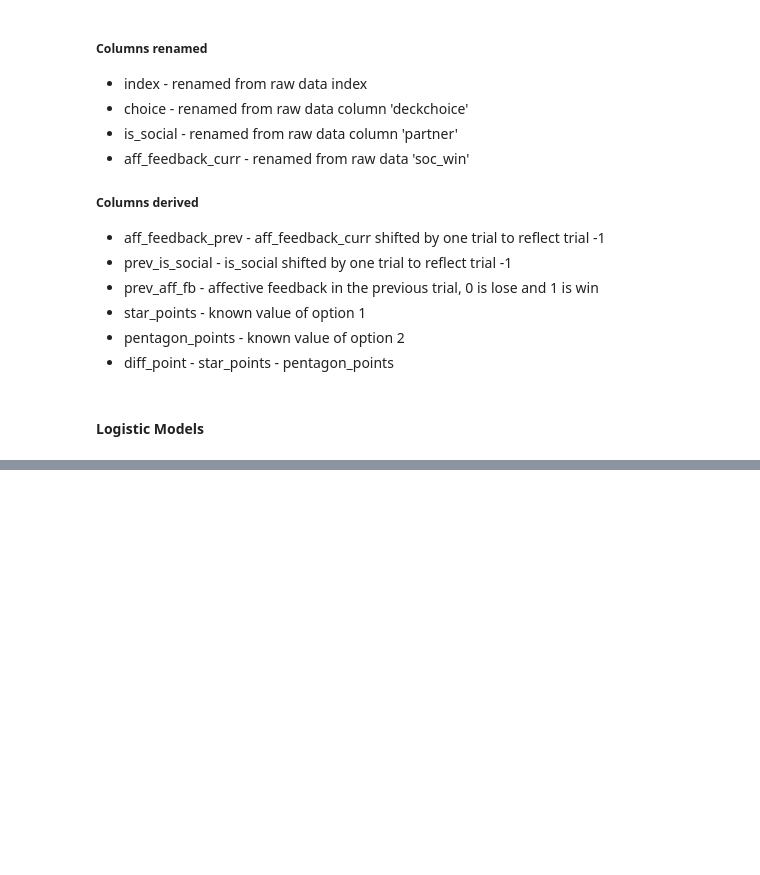
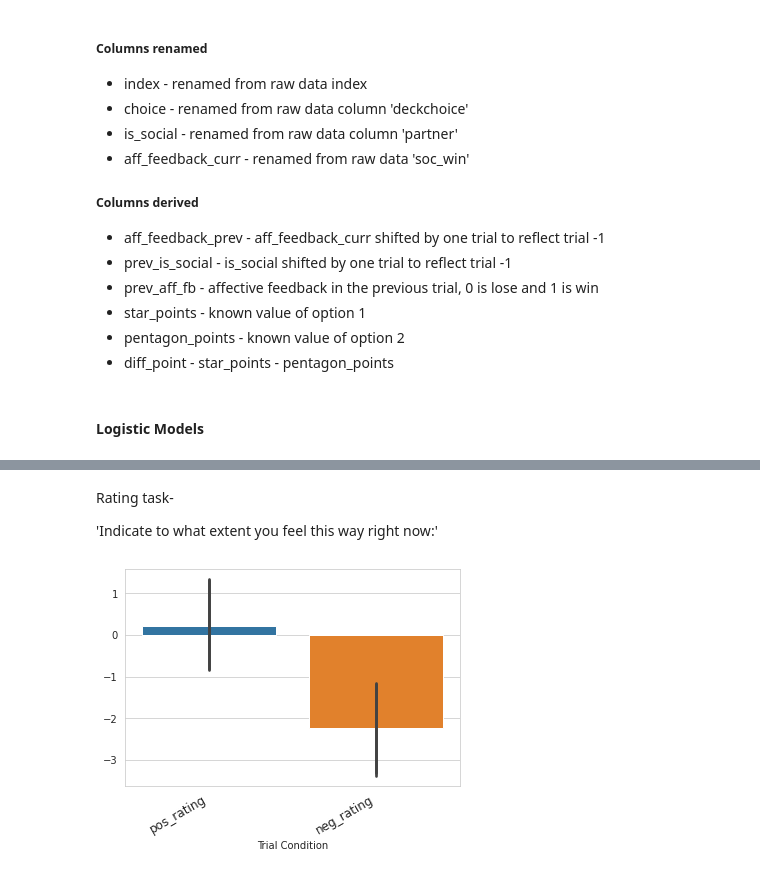
Before and after one commit to CalebRHaynes/reward-signals, a Jupyter notebook: rutgers_socreward.ipynb, the cells around one changed output, grey strips where cells are left out. Drawn from its saved outputs; the diff is of its cells as text; code cells hidden in the pictures; blank space fills up the shorter version.

```diff
--- a/rutgers_socreward.ipynb
+++ b/rutgers_socreward.ipynb
@@ -131,8 +135,0 @@ ax = sns.barplot(data=df)#
-# %%
-
-
-for i in subject_list:
-    df = Subject(i).df
-    df = df.loc[:, ['rating', 'is_social','is_catch', 'aff_feedback_curr', 'Npoints']]
-
-    print(df)
@@ -156,0 +168,30 @@ for i in subject_list:
+# %% [markdown]
+Rating task-
+
+'Indicate to what extent you feel this way right now:'
+# %%
+all_df = pd.DataFrame()
+
+all_df = pd.DataFrame()
+
+for i in subject_list:
+    df = catch_ratings(Subject(i))
+
+    pos_words = df[df['word_valence'] == 1].rating.mean()
+    neg_words = df[df['word_valence'] == 0].rating.mean()
+
+    #plot 1
+    x = [pos_words, neg_words]
+
+    all_df[i] = x
+
+
+df = all_df.transpose()
+
+df.columns = ['pos_rating',
+              'neg_rating'
+]
+
+plotbot(df)
+# %% [output]
+[figure, added]
```
Also changed, not shown: parts of 9 cells of this notebook, 1 other file.
